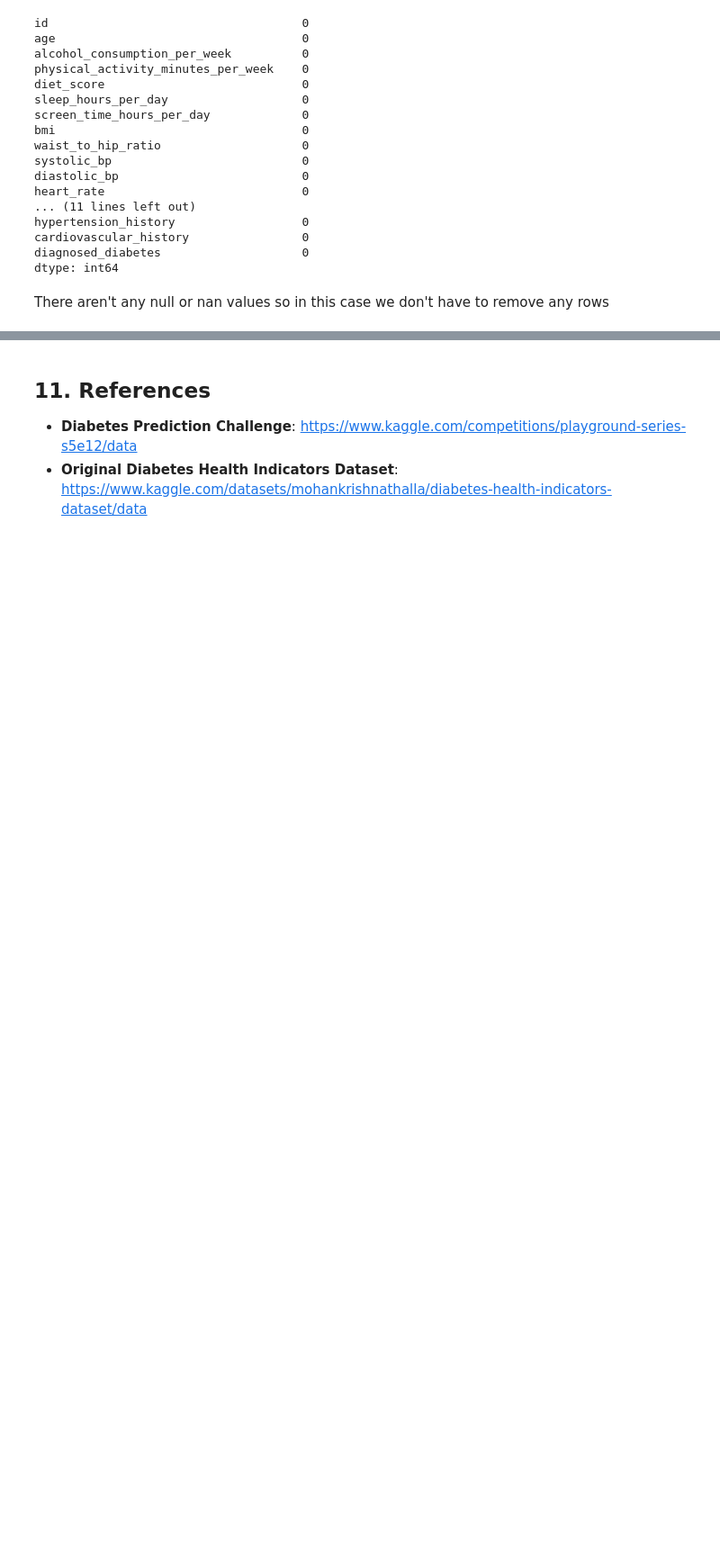
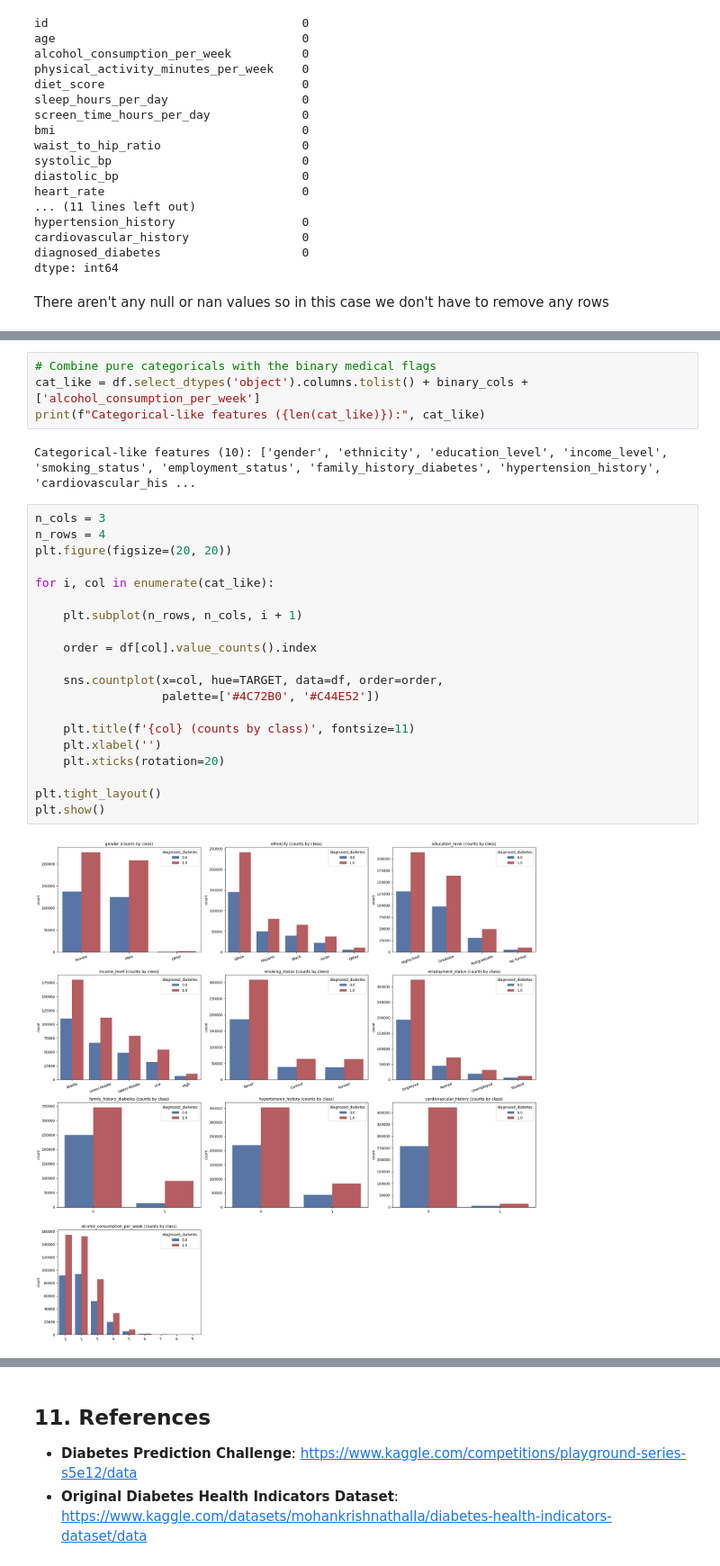
Before and after one commit to LorenzoSansone/Sansone-Diabetes-Prediction-Challenge, a Jupyter notebook: diabetes_prediction.ipynb, the cells around one changed output, grey strips where cells are left out. Shown at 90% size. Drawn from its saved outputs; the diff is of its cells as text; blank space fills up the shorter version.

```diff
--- a/diabetes_prediction.ipynb
+++ b/diabetes_prediction.ipynb
@@ -410,0 +539,28 @@ There aren't any null or nan values so in this case we don't have to remove any
+# %%
+# Combine pure categoricals with the binary medical flags
+cat_like = df.select_dtypes('object').columns.tolist() + binary_cols + ['alcohol_consumption_per_week']
+print(f"Categorical-like features ({len(cat_like)}):", cat_like)
+# %% [output]
+Categorical-like features (10): ['gender', 'ethnicity', 'education_level', 'income_level', 'smoking_status', 'employment_status', 'family_history_diabetes', 'hypertension_history', 'cardiovascular_his ...
+# %%
+n_cols = 3
+n_rows = 4
+plt.figure(figsize=(20, 20))
+
+for i, col in enumerate(cat_like):
+
+    plt.subplot(n_rows, n_cols, i + 1)
+
+    order = df[col].value_counts().index
+
+    sns.countplot(x=col, hue=TARGET, data=df, order=order,
+                  palette=['#4C72B0', '#C44E52'])
+
+    plt.title(f'{col} (counts by class)', fontsize=11)
+    plt.xlabel('')
+    plt.xticks(rotation=20)
+
+plt.tight_layout()
+plt.show()
+# %% [output]
+[figure, added]
```
Also changed, not shown: parts of 27 cells of this notebook.
